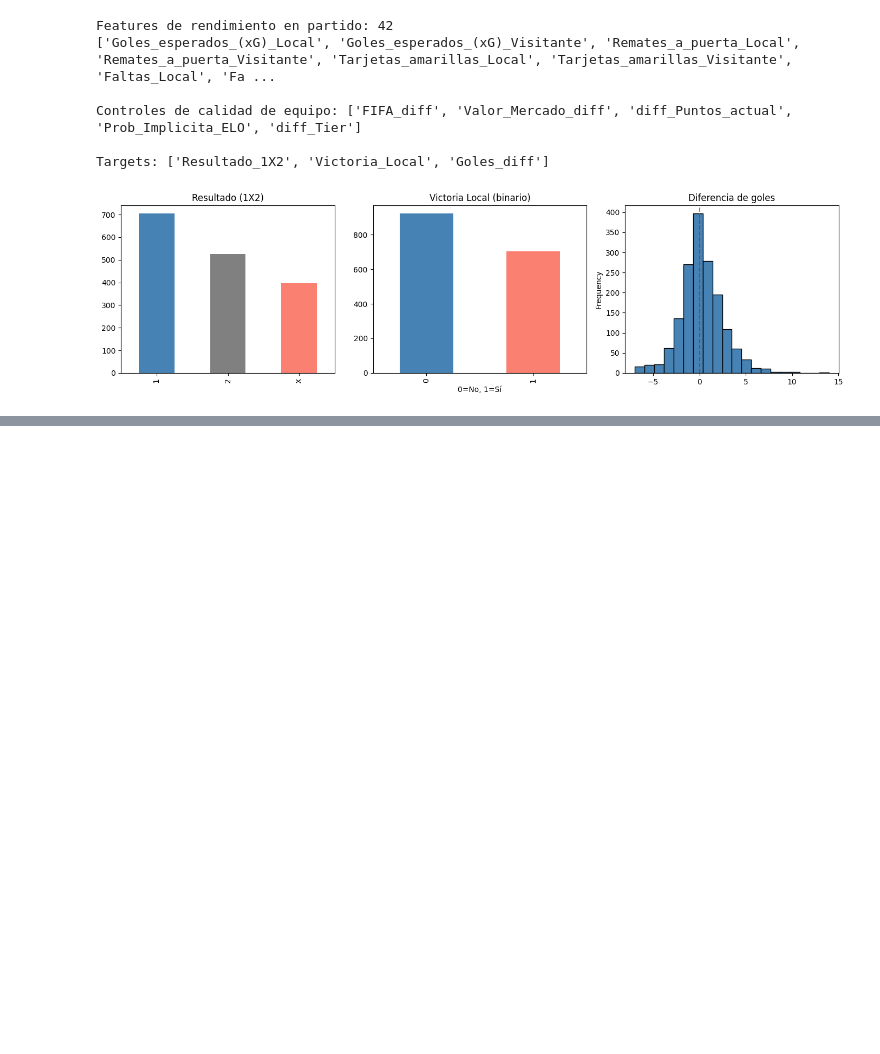
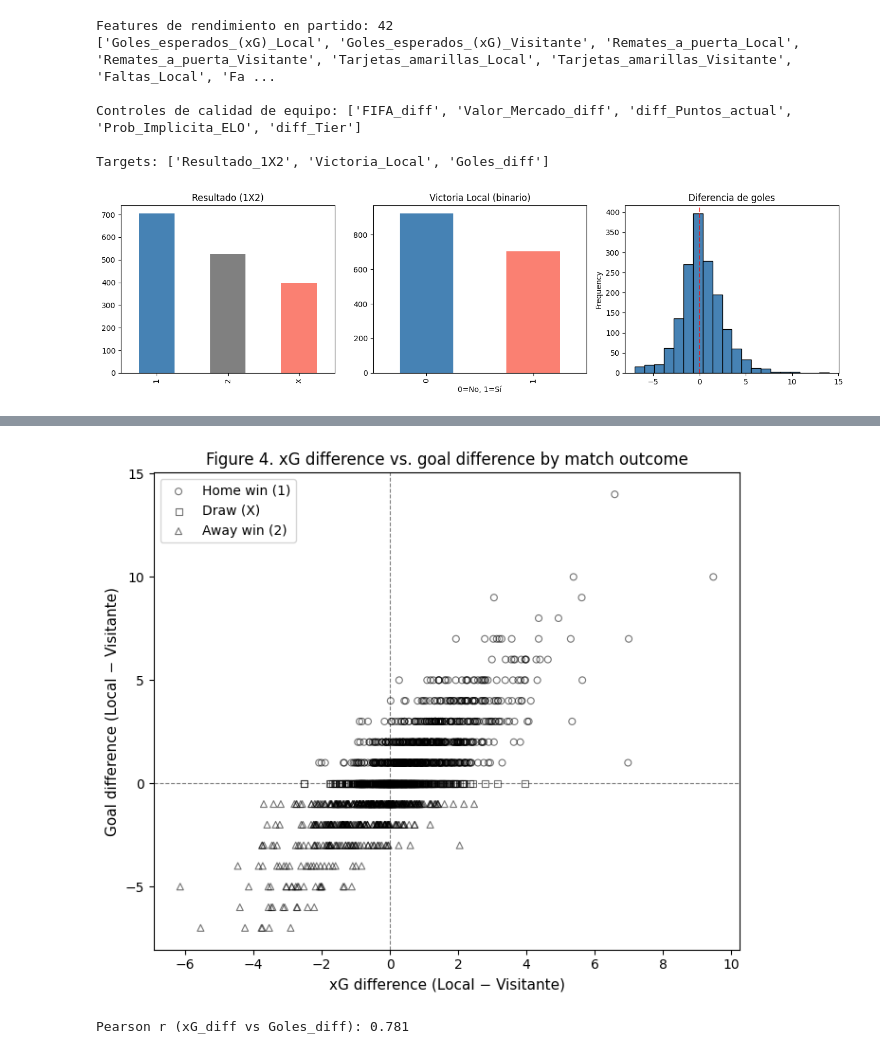
Before and after one commit to dondarjl/Football-scrapping-project, a Jupyter notebook: Data Cleaning.ipynb, the cells around one changed output, grey strips where cells are left out. Saved outputs shown, nothing was run; the diff lists cells and outputs as text; code cells hidden in the pictures; blank space fills up the shorter version.

```diff
--- a/Data Cleaning.ipynb
+++ b/Data Cleaning.ipynb
@@ -1080,0 +1258,28 @@ plt.show()
+# %%
+# --- Figure 4: xG_diff vs Goles_diff ---
+if 'xG_diff' in df.columns and 'Goles_diff' in df.columns:
+    markers_map = {'1': 'o', 'X': 's', '2': '^'}
+    labels_map  = {'1': 'Home win (1)', 'X': 'Draw (X)', '2': 'Away win (2)'}
+
+    fig, ax = plt.subplots(figsize=(7, 6))
+    for outcome, marker in markers_map.items():
+        sub = df[df['Resultado_1X2'] == outcome].dropna(subset=['xG_diff', 'Goles_diff'])
+        ax.scatter(sub['xG_diff'], sub['Goles_diff'],
+                   marker=marker, s=25, alpha=0.55,
+                   facecolors='none', edgecolors='black',
+                   label=labels_map[outcome], linewidths=0.8)
+
+    ax.axhline(0, color='black', linestyle='--', linewidth=0.8, alpha=0.5)
+    ax.axvline(0, color='black', linestyle='--', linewidth=0.8, alpha=0.5)
+    ax.set_xlabel('xG difference (Local − Visitante)', fontsize=11)
+    ax.set_ylabel('Goal difference (Local − Visitante)', fontsize=11)
+    ax.set_title('Figure 4. xG difference vs. goal difference by match outcome', fontsize=12)
+    ax.legend(fontsize=10)
+    plt.tight_layout()
+    plt.show()
+
+    r = df[['xG_diff', 'Goles_diff']].corr().iloc[0, 1]
+    print(f'Pearson r (xG_diff vs Goles_diff): {r:.3f}')
+# %% [output]
+[figure, added]
+Pearson r (xG_diff vs Goles_diff): 0.781
```
Also changed, not shown: parts of 15 cells of this notebook.
